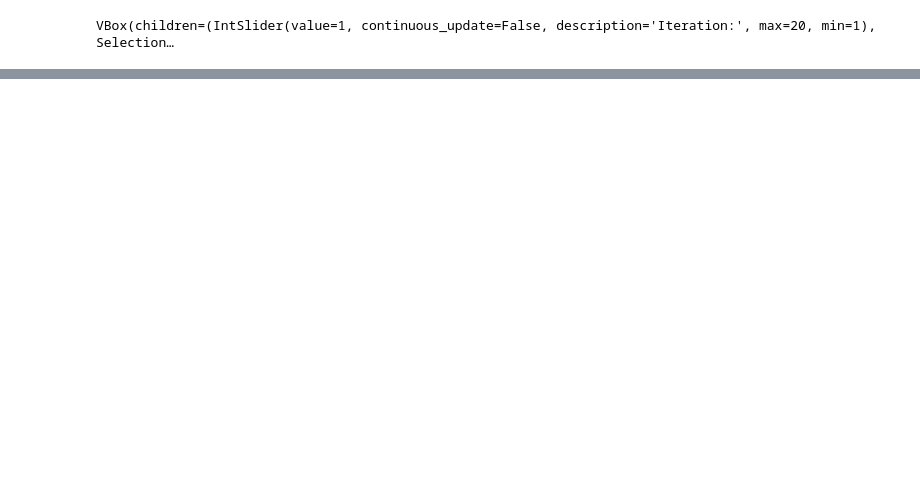
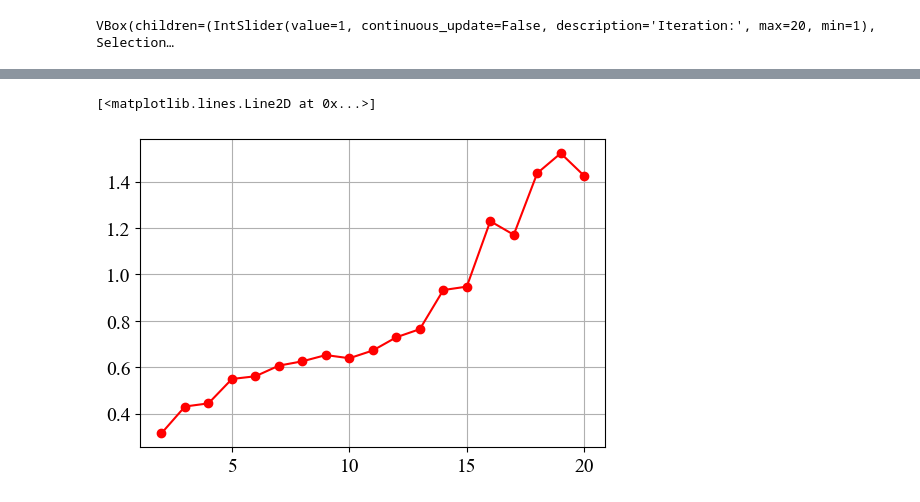
Before and after one commit to emgeolab/alberta_atem, a Jupyter notebook: notebooks/08.plot_data.ipynb, the cells around one changed output, grey strips where cells are left out. Cells and saved outputs as stored; diff of their text form; code cells hidden in the pictures; blank space fills up the shorter version.

Commit message:
[mod] Spatial gradient

```diff
--- a/notebooks/08.plot_data.ipynb
+++ b/notebooks/08.plot_data.ipynb
@@ -594,0 +445,39 @@ Text(0.5, 0, 'Iteration')
+# %%
+def compute_line_directional_ratios_by_depth(i_iteration):
+    rho_iter = 1.0 / np.exp(outDict[i_iteration - 1]["m"])
+    rho_next = 1.0 / np.exp(outDict[i_iteration]["m"])
+    rho_layers_iter = rho_iter.reshape((n_sounding, n_layer))
+    rho_layers_next = rho_next.reshape((n_sounding, n_layer))
+
+    # Basis vector: First line (soundings[0]) direction is used.
+    first_line_xy = xy_model[:soundings[0]]
+    first_line_vec = first_line_xy[-1] - first_line_xy[0]
+    first_line_angle = np.arctan2(first_line_vec[1], first_line_vec[0])
+    along_u = np.array([np.cos(first_line_angle), np.sin(first_line_angle)])
+    perp_u = np.array([-np.sin(first_line_angle), np.cos(first_line_angle)])
+
+    depth_ratios = []
+    for i_depth in range(n_layer):
+        values_iter = rho_layers_iter[:, i_depth]
+        values_next = rho_layers_next[:, i_depth]
+        values_diff = values_next - values_iter
+
+        values_diff_grid = np.sum(idw_weights * values_diff[indices_idw], axis=1) / np.sum(idw_weights, axis=1)
+        values_diff_grid[mask_outside_data] = np.nan
+        values_diff_grid = values_diff_grid.reshape(X_map.shape)
+
+        dy_grid, dx_grid = np.gradient(values_diff_grid, y_map, x_map)
+
+        # L2-norm of projections onto along and perpendicular directions
+        along_proj = np.sqrt(np.nanmean((dx_grid * along_u[0] + dy_grid * along_u[1])**2))
+        perp_proj = np.sqrt(np.nanmean((dx_grid * perp_u[0] + dy_grid * perp_u[1])**2))
+
+        if along_proj > 1e-10:
+            depth_ratios.append(perp_proj / along_proj)
+        else:
+            depth_ratios.append(np.nan)
+
+    return np.array(depth_ratios)
+
+# Precompute ratio matrix across iterations (1..iterations-1) and depths
+ratio_matrix = np.vstack([compute_line_directional_ratios_by_depth(i) for i in range(2, iterations + 1)])
@@ -594,0 +597,5 @@ Text(0.5, 0, 'Iteration')
+# %%
+plt.plot([it for it in range(2, iterations + 1)], np.mean(ratio_matrix, axis=1), c='red', marker='o')
+# %% [output]
+[<matplotlib.lines.Line2D at 0x...>]
+[figure, added]
```
Also changed, not shown: parts of 8 cells of this notebook.
